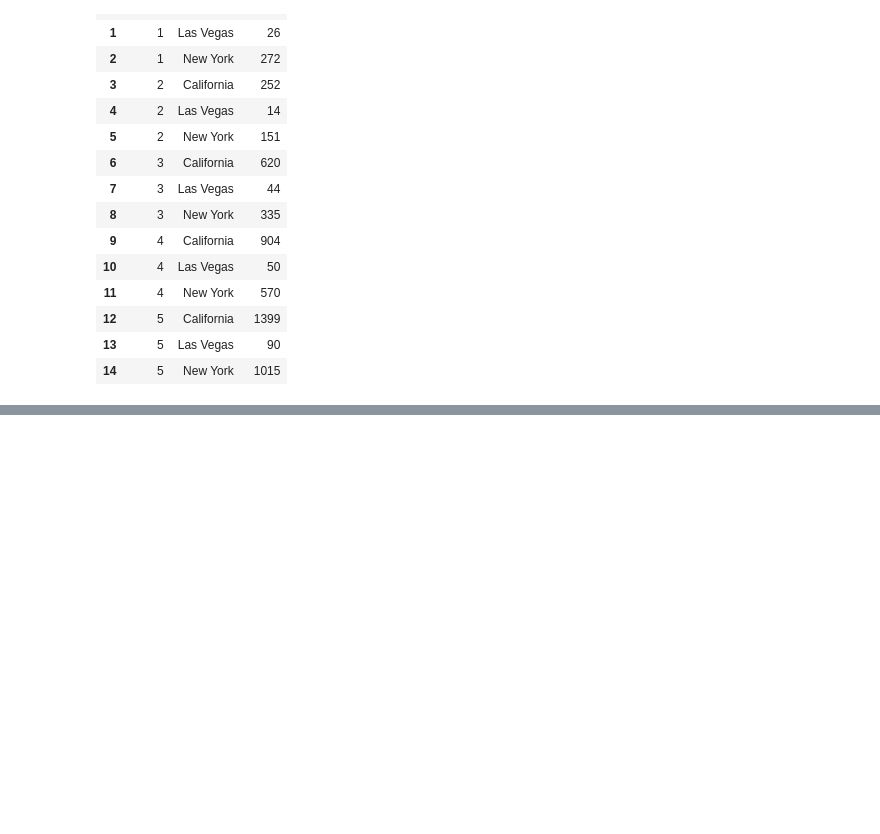
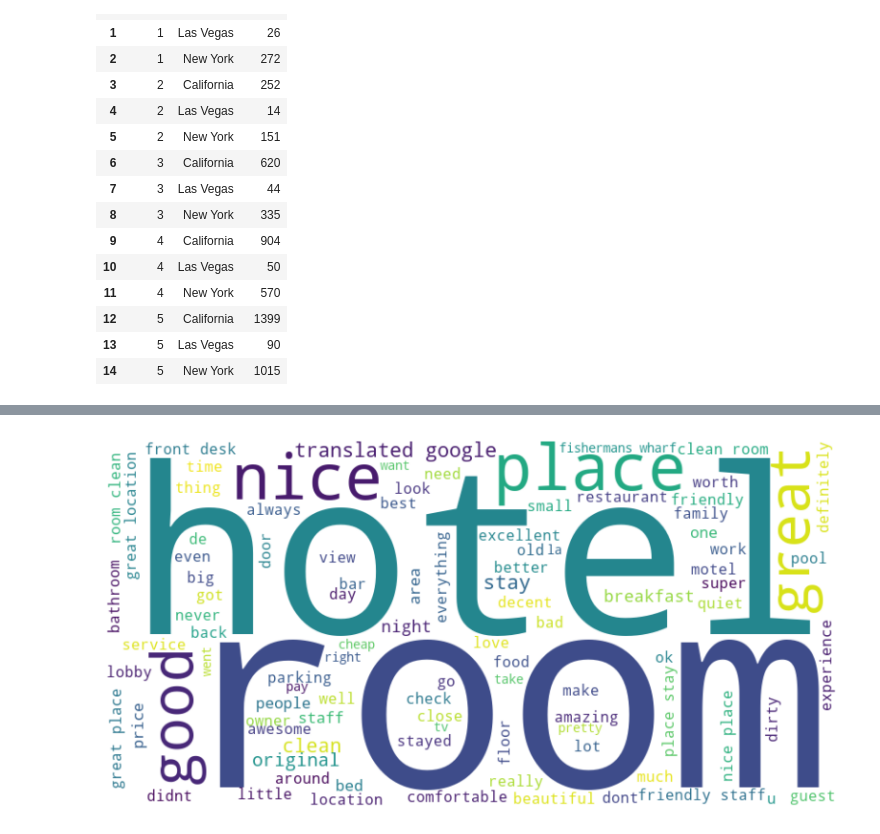
Before and after one commit to pablozmr/final_proyect, a Jupyter notebook: EDA/EDA reviews.ipynb, the cells around one changed output, grey strips where cells are left out. Saved outputs shown, nothing was run; the diff lists cells and outputs as text; code cells hidden in the pictures; blank space fills up the shorter version.

Commit message:
creacion de nube de palabras clave

```diff
--- a/EDA/EDA reviews.ipynb
+++ b/EDA/EDA reviews.ipynb
@@ -187,3 +209,10 @@ fig.update_layout(title='Gráfico de Reseñas por Rating y Place',title_x=0.5,
                   yaxis_title='Cantidad de Reseñas')
 
 fig.show()
+# %%
+import re
+import nltk
+from nltk.corpus import stopwords
+
+nltk.download('stopwords')
+stop_words = set(stopwords.words('english'))
@@ -189,0 +223,11 @@ fig.show()
+# %%
+reseñas['text'] = reseñas['text'].astype(str)
+
+def preprocess_text(text):
+    text = text.lower()  # Convertir todo a minúsculas
+    text = re.sub(r'[^\w\s]', '', text)  # Eliminar signos de puntuación
+    text = ' '.join([word for word in text.split() if word not in stop_words])  # Eliminar stopwords
+    return text
+
+# Aplicar el preprocesamiento a la columna 'text'
+reseñas['cleaned_text'] = reseñas['text'].apply(preprocess_text)
@@ -189,0 +237,15 @@ fig.show()
+# %%
+# Concatenar todos los comentarios en un solo string
+all_comments = ' '.join(reseñas['cleaned_text'])
+
+# Crear un objeto WordCloud y generar la nube de palabras
+wordcloud = WordCloud(width=800, height=400, background_color='white', colormap='viridis',
+                      max_words=100, contour_color='steelblue').generate(all_comments)
+
+# Mostrar la nube de palabras
+plt.figure(figsize=(10, 5))
+plt.imshow(wordcloud, interpolation='bilinear')
+plt.axis('off')
+plt.show()
+# %% [output]
+[figure, added]
```
Also changed, not shown: parts of 4 cells of this notebook.
